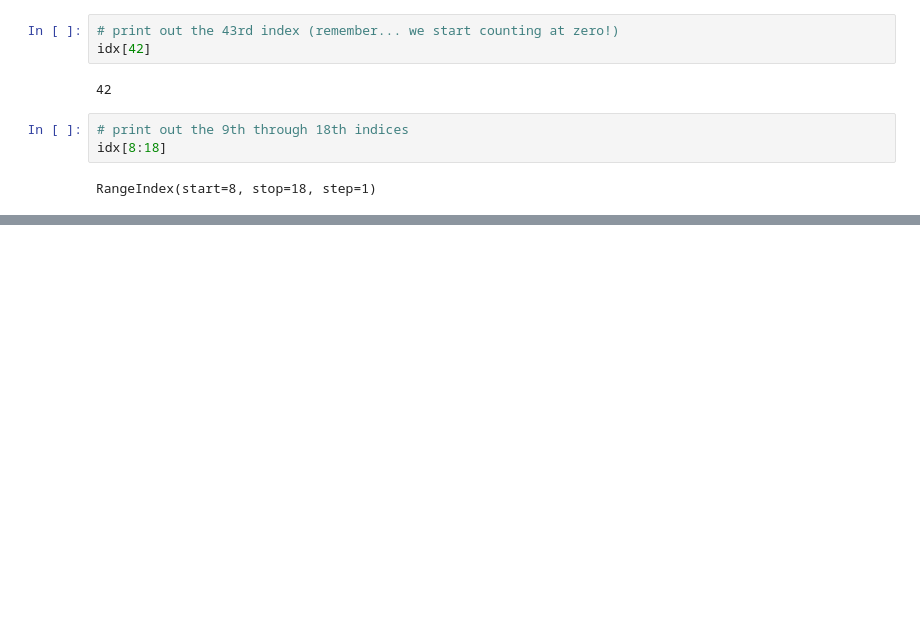
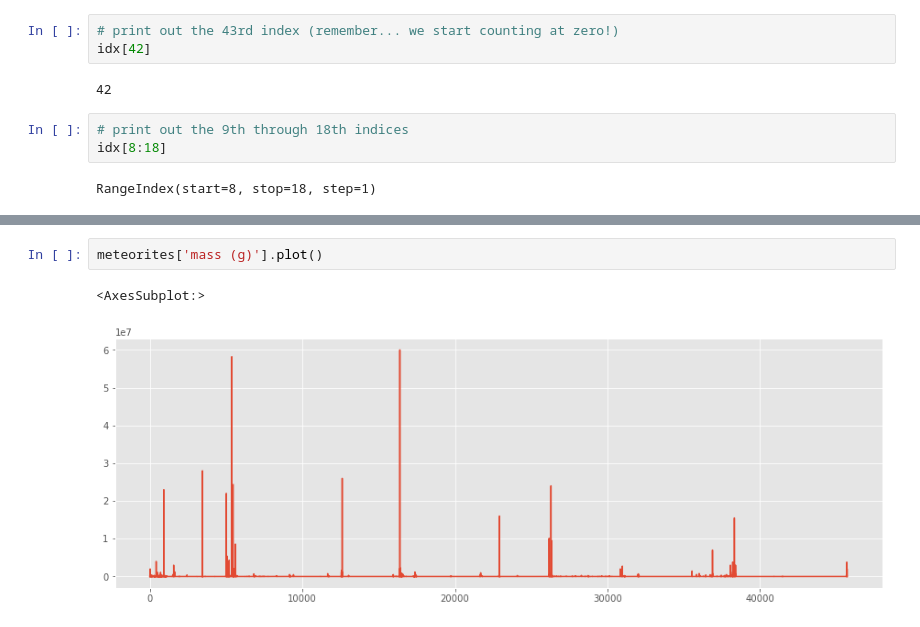
Before and after one commit to holsapple/pandas_tutorial, a Jupyter notebook: notebooks/intro_pandas.ipynb, the cells around one changed output, grey strips where cells are left out. Drawn from its saved outputs; the diff is of its cells as text; blank space fills up the shorter version.

```diff
--- a/notebooks/intro_pandas.ipynb
+++ b/notebooks/intro_pandas.ipynb
@@ -166,0 +278,5 @@ RangeIndex(start=8, stop=18, step=1)
+# %%
+meteorites['mass (g)'].plot()
+# %% [output]
+<AxesSubplot:>
+[figure, added]
```
Also changed, not shown: parts of 92 cells of this notebook, 3 other files.
